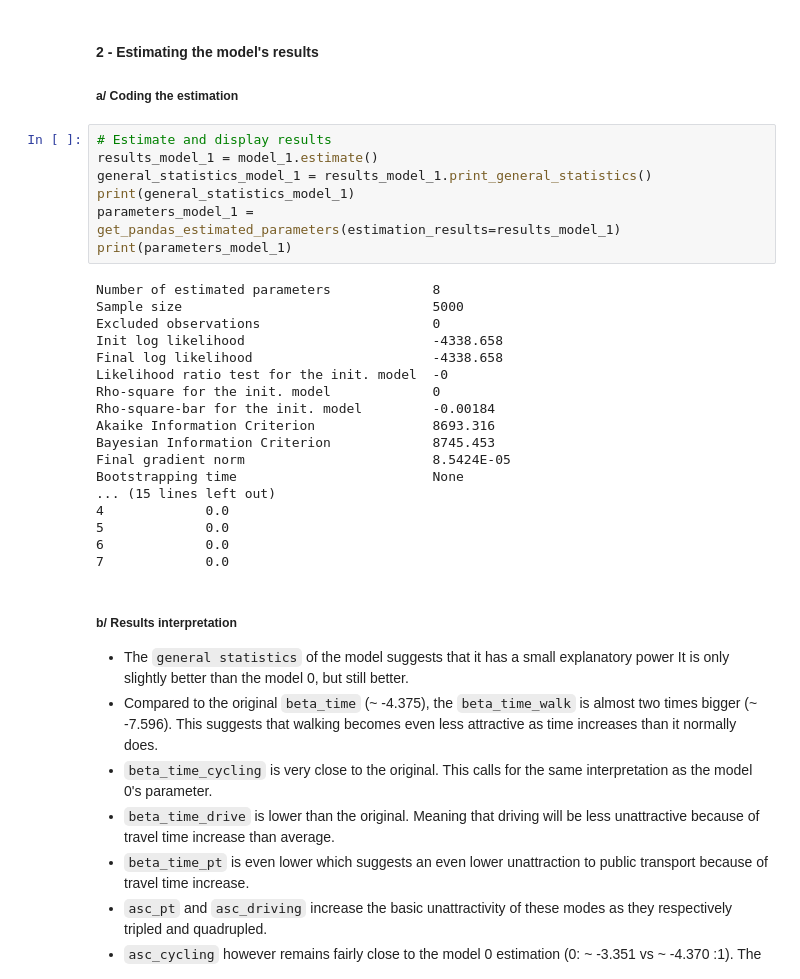
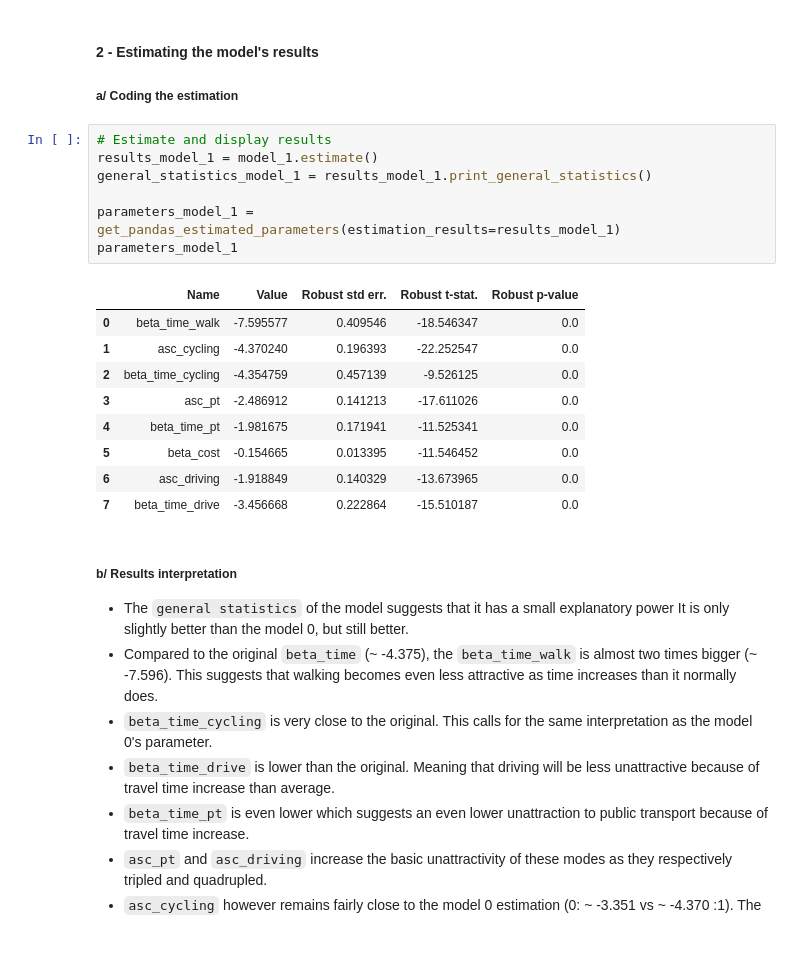
Before and after one commit to timentpe/mcb_groupe_E, a Jupyter notebook: notebook_E.ipynb, the cells around one changed output. Drawn from its saved outputs; the diff is of its cells as text; blank space fills up the shorter version.

```diff
--- a/notebook_E.ipynb
+++ b/notebook_E.ipynb
@@ -177,28 +177,20 @@ This specification lets the marginal disutility (or sensitivity) to travel time
 # %%
 # Estimate and display results
 results_model_1 = model_1.estimate()
 general_statistics_model_1 = results_model_1.print_general_statistics()
-print(general_statistics_model_1)
+
 parameters_model_1 = get_pandas_estimated_parameters(estimation_results=results_model_1)
-print(parameters_model_1)
+parameters_model_1
 # %% [output]
-Number of estimated parameters             8
-Sample size                                5000
-Excluded observations                      0
-Init log likelihood                        -4338.658
-Final log likelihood                       -4338.658
-Likelihood ratio test for the init. model  -0
-Rho-square for the init. model             0
-Rho-square-bar for the init. model         -0.00184
-Akaike Information Criterion               8693.316
-Bayesian Information Criterion             8745.453
-Final gradient norm                        8.5424E-05
-Bootstrapping time                         None
-... (15 lines left out)
-4             0.0
-5             0.0
-6             0.0
-7             0.0
+|  | Name | Value | Robust std err. | Robust t-stat. | Robust p-value |
+| 0 | beta_time_walk | -7.595577 | 0.409546 | -18.546347 | 0.0 |
+| 1 | asc_cycling | -4.370240 | 0.196393 | -22.252547 | 0.0 |
+| 2 | beta_time_cycling | -4.354759 | 0.457139 | -9.526125 | 0.0 |
+| 3 | asc_pt | -2.486912 | 0.141213 | -17.611026 | 0.0 |
+| 4 | beta_time_pt | -1.981675 | 0.171941 | -11.525341 | 0.0 |
+| 5 | beta_cost | -0.154665 | 0.013395 | -11.546452 | 0.0 |
+| 6 | asc_driving | -1.918849 | 0.140329 | -13.673965 | 0.0 |
+| 7 | beta_time_drive | -3.456668 | 0.222864 | -15.510187 | 0.0 |
 # %% [markdown]
 ##### **b/ Results interpretation**
 
```
Also changed, not shown: parts of 11 cells of this notebook.
